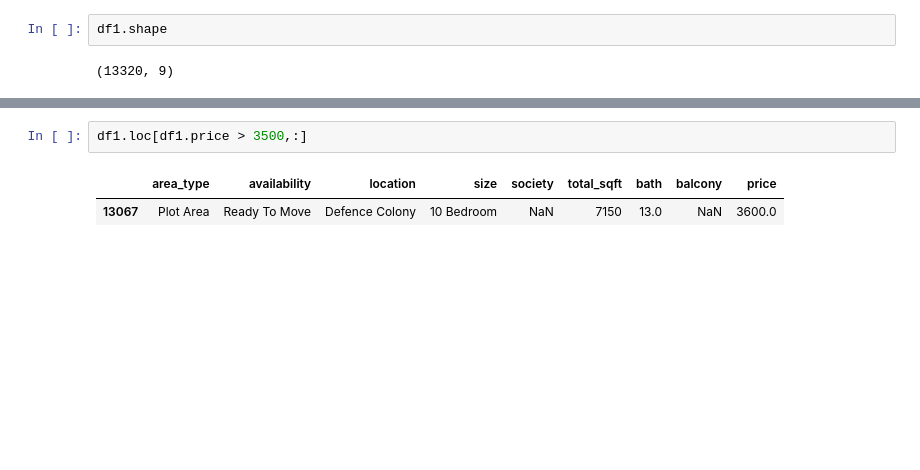
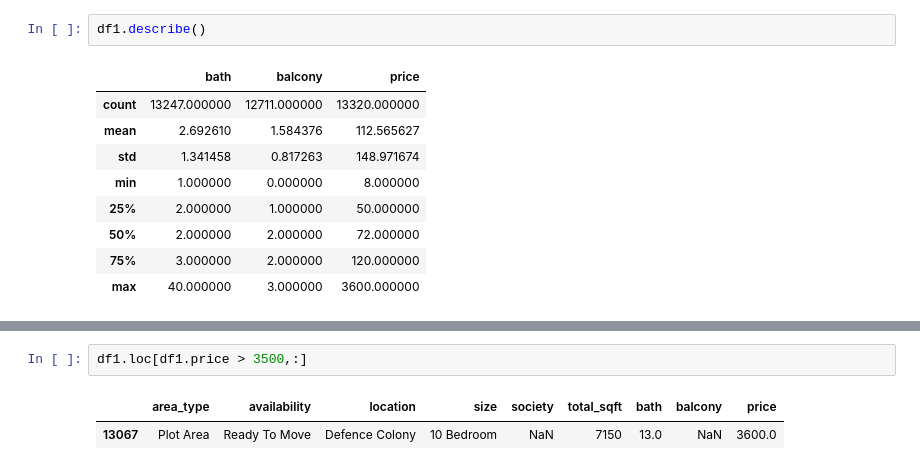
Before and after one commit to skar94376/HP-Prediction-, a Jupyter notebook: Bengaluru_House_Price.ipynb, the cells around one changed output, grey strips where cells are left out. Drawn from its saved outputs; the diff is of its cells as text; blank space fills up the shorter version.

```diff
--- a/Bengaluru_House_Price.ipynb
+++ b/Bengaluru_House_Price.ipynb
@@ -24,4 +46,12 @@ df1.head(2)
 # %%
-df1.shape
+df1.describe()
 # %% [output]
-(13320, 9)
+|  | bath | balcony | price |
+| count | 13247.000000 | 12711.000000 | 13320.000000 |
+| mean | 2.692610 | 1.584376 | 112.565627 |
+| std | 1.341458 | 0.817263 | 148.971674 |
+| min | 1.000000 | 0.000000 | 8.000000 |
+| 25% | 2.000000 | 1.000000 | 50.000000 |
+| 50% | 2.000000 | 2.000000 | 72.000000 |
+| 75% | 3.000000 | 2.000000 | 120.000000 |
+| max | 40.000000 | 3.000000 | 3600.000000 |
```
Also changed, not shown: parts of 32 cells of this notebook, 5 other files.
